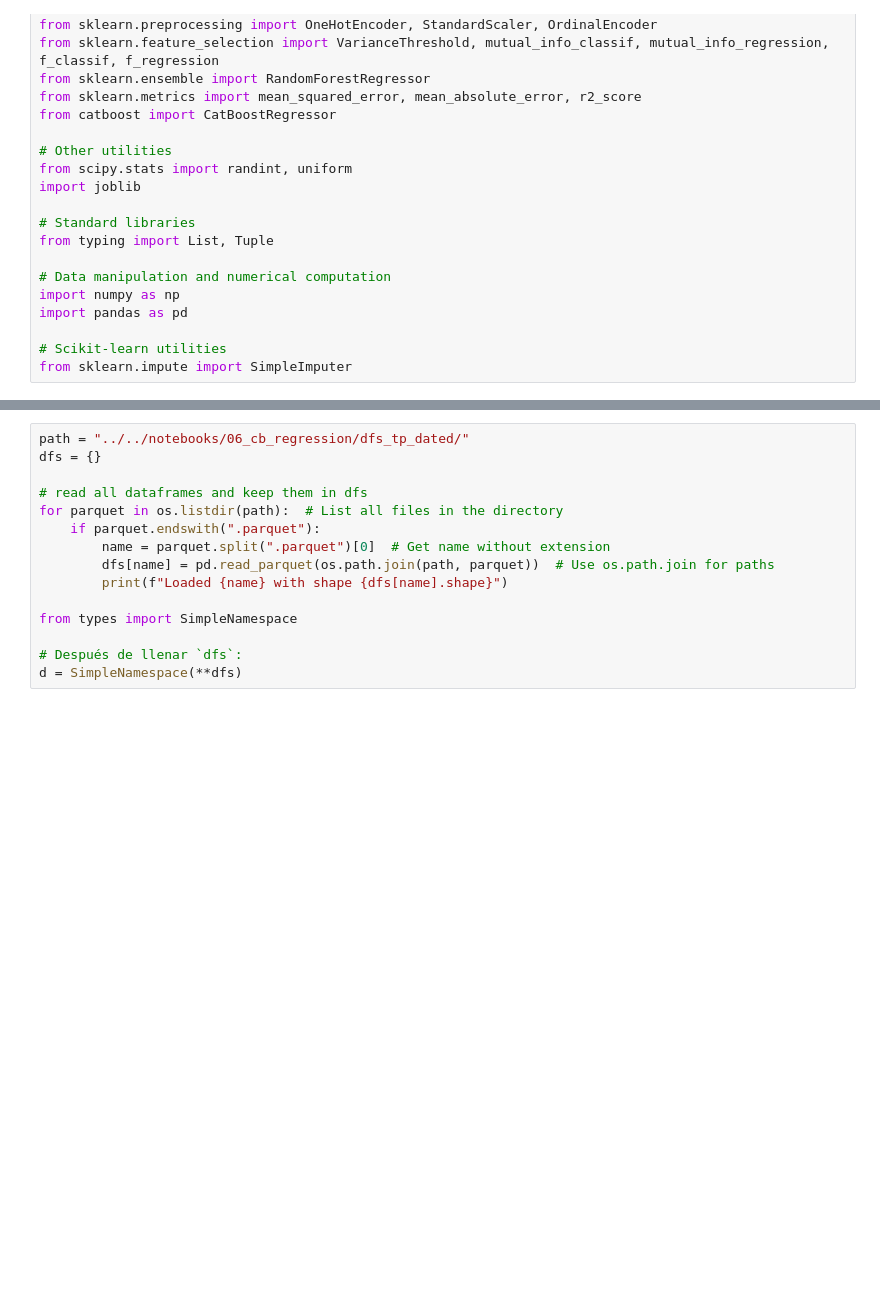
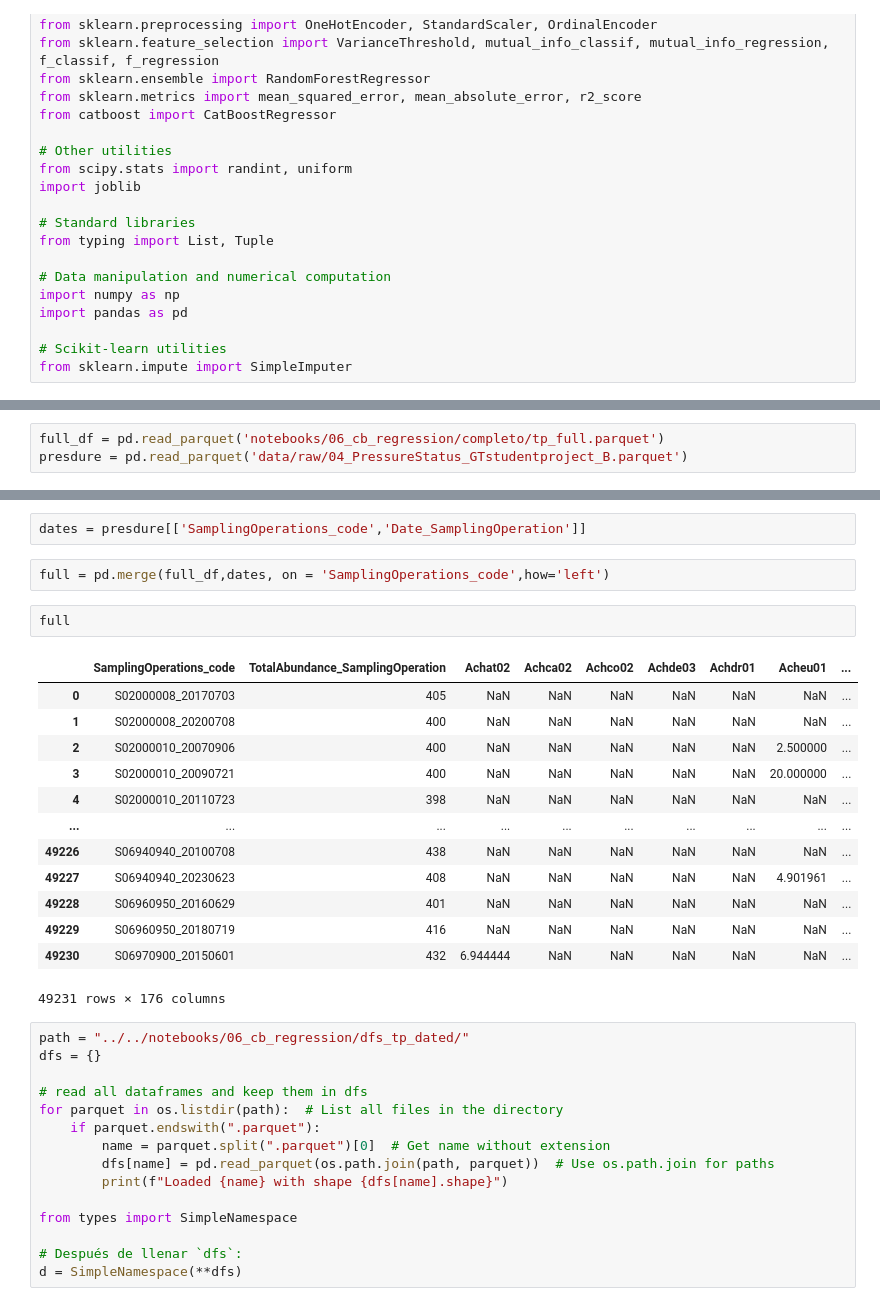
Before and after one commit to heritaco/Empilement-Tobit-CatBoost-et-interpolation-laplacienne-spatio-temporelle-pour-l-IBD-EQR, a Jupyter notebook: notebooks/06_cb_regression/uno a uno parte 2 .ipynb, the cells around one changed output, grey strips where cells are left out. Saved outputs shown, nothing was run; the diff lists cells and outputs as text; blank space fills up the shorter version.

```diff
--- a/notebooks/06_cb_regression/uno a uno parte 2 .ipynb
+++ b/notebooks/06_cb_regression/uno a uno parte 2 .ipynb
@@ -42,3 +42,6 @@ regiones = sites['HERlvl1Code'].drop_duplicates().tolist()
 len(regiones)
 # %% [output]
 22
+# %%
+full_df = pd.read_parquet('notebooks/06_cb_regression/completo/tp_full.parquet')
+presdure = pd.read_parquet('data/raw/04_PressureStatus_GTstudentproject_B.parquet')
@@ -45,3 +64,23 @@ len(regiones)
+# %%
+dates = presdure[['SamplingOperations_code','Date_SamplingOperation']]
+# %%
+full = pd.merge(full_df,dates, on = 'SamplingOperations_code',how='left')
+# %%
+full
+# %% [output]
+|  | SamplingOperations_code | TotalAbundance_SamplingOperation | Achat02 | Achca02 | Achco02 | Achde03 | Achdr01 | Acheu01 | ... |
+| 0 | S02000008_20170703 | 405 | NaN | NaN | NaN | NaN | NaN | NaN | ... |
+| 1 | S02000008_20200708 | 400 | NaN | NaN | NaN | NaN | NaN | NaN | ... |
+| 2 | S02000010_20070906 | 400 | NaN | NaN | NaN | NaN | NaN | 2.500000 | ... |
+| 3 | S02000010_20090721 | 400 | NaN | NaN | NaN | NaN | NaN | 20.000000 | ... |
+| 4 | S02000010_20110723 | 398 | NaN | NaN | NaN | NaN | NaN | NaN | ... |
+| ... | ... | ... | ... | ... | ... | ... | ... | ... | ... |
+| 49226 | S06940940_20100708 | 438 | NaN | NaN | NaN | NaN | NaN | NaN | ... |
+| 49227 | S06940940_20230623 | 408 | NaN | NaN | NaN | NaN | NaN | 4.901961 | ... |
+| 49228 | S06960950_20160629 | 401 | NaN | NaN | NaN | NaN | NaN | NaN | ... |
+| 49229 | S06960950_20180719 | 416 | NaN | NaN | NaN | NaN | NaN | NaN | ... |
+| 49230 | S06970900_20150601 | 432 | 6.944444 | NaN | NaN | NaN | NaN | NaN | ... |
+49231 rows × 176 columns
 # %%
 path = "../../notebooks/06_cb_regression/dfs_tp_dated/"
 dfs = {}
```
Also changed, not shown: parts of 6 cells of this notebook, 6 other files.
